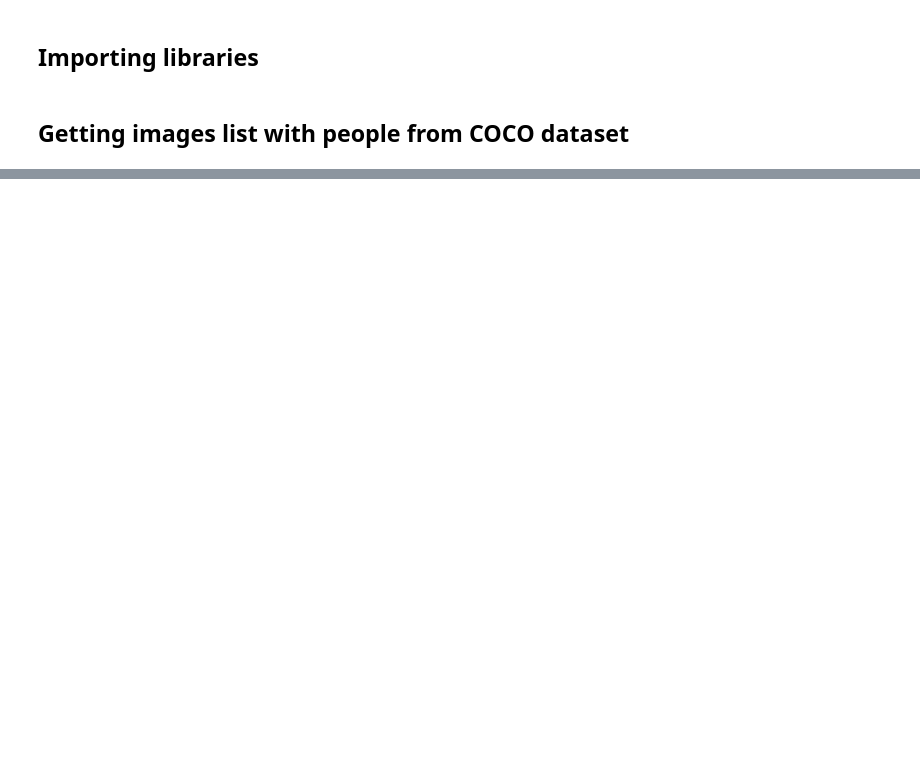
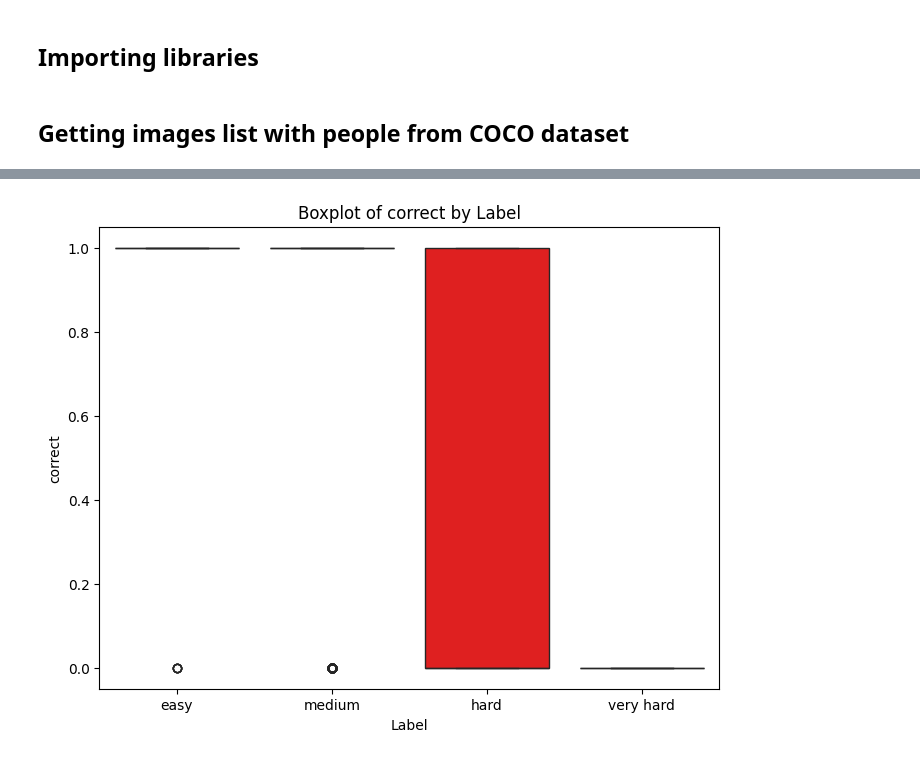
Before and after one commit to federicopaschetta/FemaleObjectificationInMovies, a Jupyter notebook: yolo_analysis.ipynb, the cells around one changed output, grey strips where cells are left out. Saved outputs shown, nothing was run; the diff lists cells and outputs as text; code cells hidden in the pictures; blank space fills up the shorter version.

```diff
--- a/yolo_analysis.ipynb
+++ b/yolo_analysis.ipynb
@@ -44,0 +159,4 @@ df[(df['Confidence']==0)]
+# %%
+plot_grouped_boxplot(df_out, 'correct')
+# %% [output]
+[figure, added]
```
Also changed, not shown: parts of 28 cells of this notebook.
